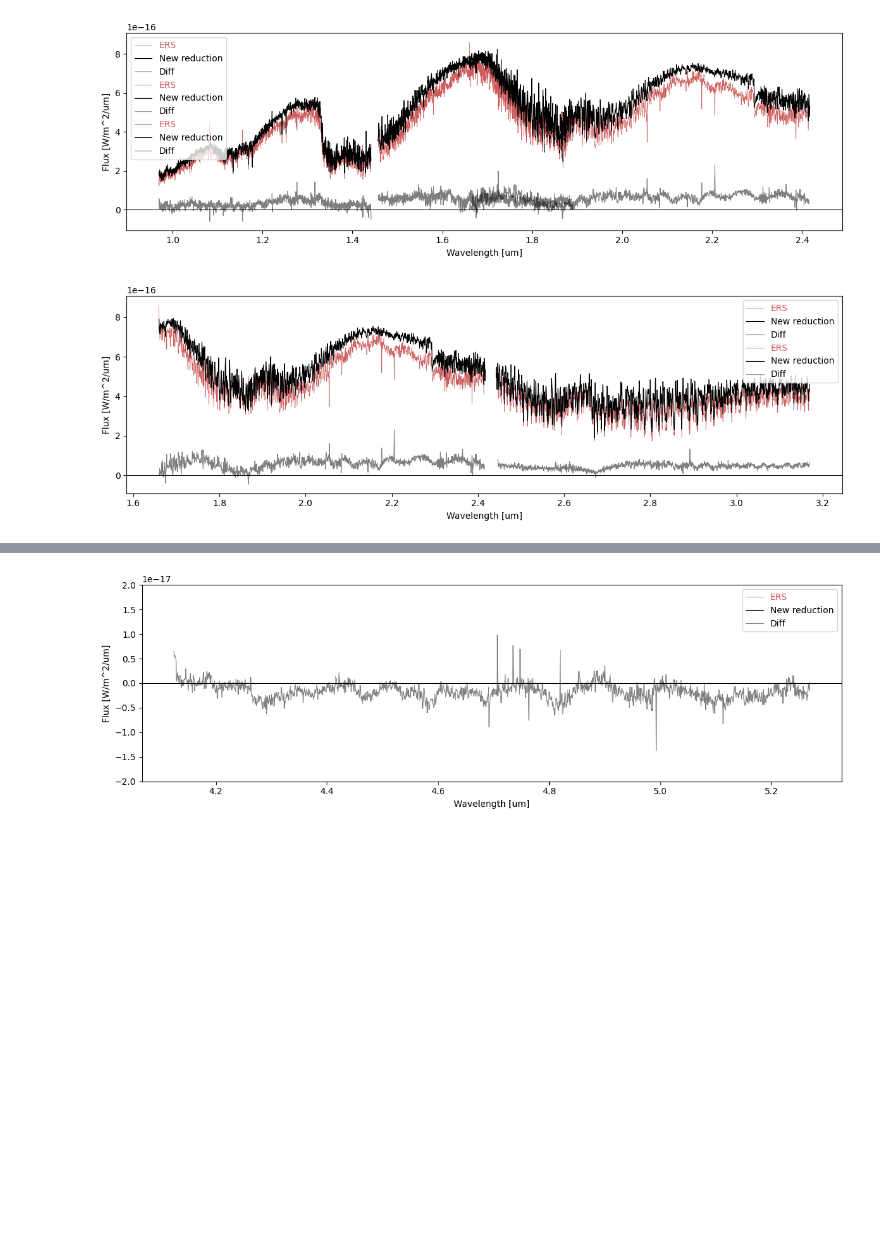
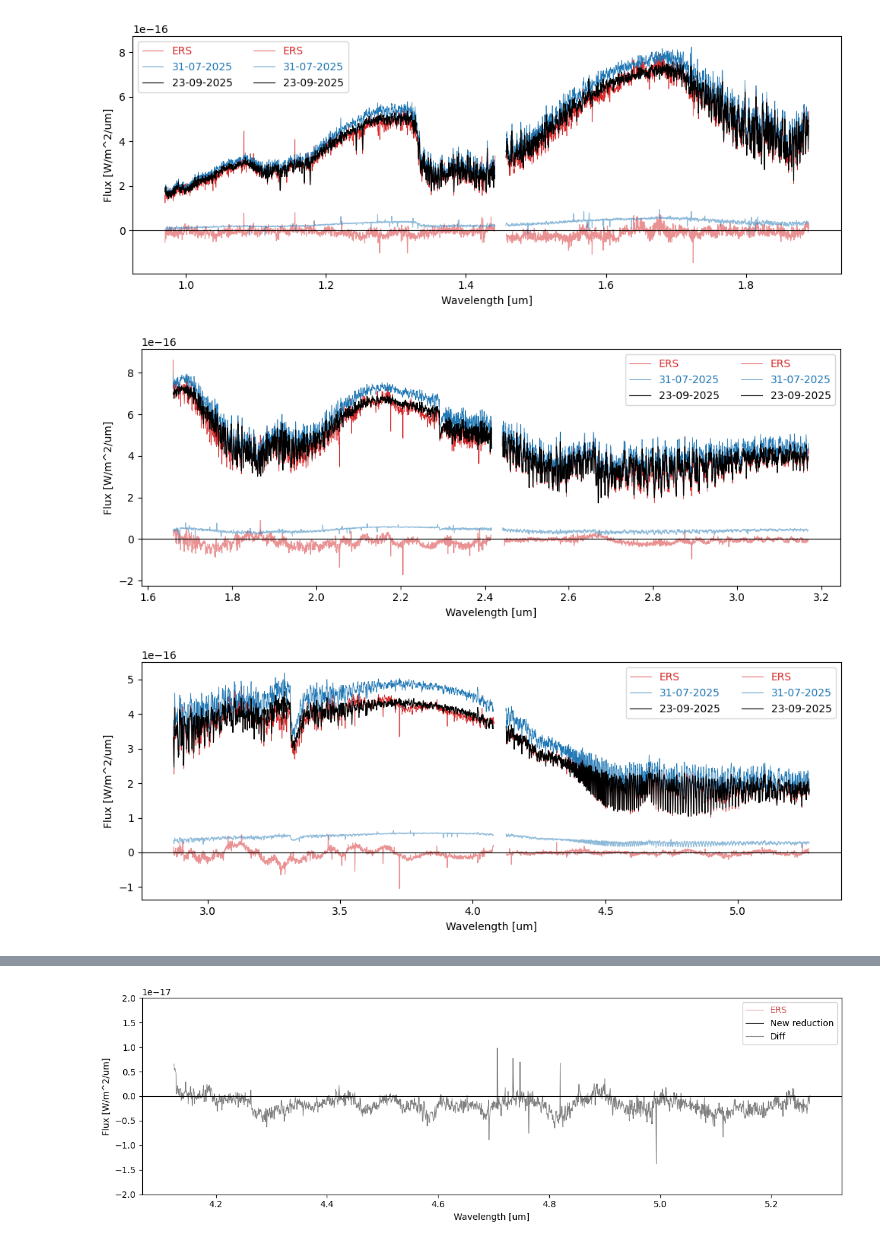
Before and after one commit to samderegt/retrieval_base, a Jupyter notebook: JWST_VHS_1256B/compare_reductions.ipynb, the cells around one changed output, grey strips where cells are left out. Saved outputs shown, nothing was run; the diff lists cells and outputs as text; code cells hidden in the pictures; blank space fills up the shorter version.

```diff
--- a/JWST_VHS_1256B/compare_reductions.ipynb
+++ b/JWST_VHS_1256B/compare_reductions.ipynb
@@ -4,43 +4,73 @@ import matplotlib.pyplot as plt
 
 from astropy.io import fits
 # %%
-fig, ax = plt.subplots(figsize=(12,4))
-for filename in ['nirspec_140h_1.dat', 'nirspec_140h_2.dat', 'nirspec_235h_1.dat']:
+fig, ax = plt.subplots(figsize=(10,4))
+for filename in ['nirspec_140h_1.dat', 'nirspec_140h_2.dat']:
 
-    wave, flux, err = np.loadtxt(f'/net/schenk/data2/regt/JWST_reductions/Miles_ea_2023/reduction_31_07_2025/{filename}', delimiter=',').T
+    wave_AC, flux_AC, err_AC = np.loadtxt(f'/net/schenk/data2/regt/JWST_reductions/Miles_ea_2023/reduction_31_07_2025/{filename}', delimiter=',').T
+    wave, flux, err = np.loadtxt(f'/net/schenk/data2/regt/JWST_reductions/NIRSpec_ifu_reduction_23_09_2025/VHS1256b/{filename}', delimiter=',').T
     wave_M, flux_M, err_M = np.loadtxt(f'/net/schenk/data2/regt/JWST_reductions/Miles_ea_2023/ERS_reduction/{filename}', delimiter=',').T
     # wave_M, flux_M, err_M = np.loadtxt(f'/net/schenk/data2/regt/JWST_reductions/Miles_ea_2023/reduction_05_03_2025/{filename}', delimiter=',').T
 
-    ax.plot(wave_M, flux_M, c='indianred', lw=0.5, label='ERS')
-    ax.plot(wave, flux, c='k', lw=0.8, label='New reduction')
+    ax.plot(wave_M, flux_M, c='C3', lw=0.5, label='ERS')
+    ax.plot(wave_AC, flux_AC, c='C0', lw=0.5, label='31-07-2025')
+    ax.plot(wave, flux, c='k', lw=0.8, label='23-09-2025')
 
-    ax.plot(wave, flux-np.interp(wave, wave_M, flux_M), c='k', lw=0.8, alpha=0.5, label='Diff')
+    ax.plot(wave, np.interp(wave, wave_M, flux_M)-flux, c='C3', lw=0.8, alpha=0.5)
+    ax.plot(wave, np.interp(wave, wave_AC, flux_AC)-flux, c='C0', lw=0.8, alpha=0.5)
 
-ax.legend(labelcolor='linecolor')
-ax.set(xlabel='Wavelength [um]', ylabel='Flux [W/m^2/um]')#, xlim=(1.7,1.8))
+ax.legend(labelcolor='linecolor', ncol=2)
+ax.set(xlabel='Wavelength [um]', ylabel='Flux [W/m^2/um]')
 ax.axhline(0, c='k', lw=0.8)
+# ax.set_xlim(1.2,1.4)
 plt.tight_layout()
-plt.savefig('./g140h.pdf', dpi=300)
+# plt.savefig('./g140h.pdf', dpi=300)
 plt.show()
 
-fig, ax = plt.subplots(figsize=(12,4))
+fig, ax = plt.subplots(figsize=(10,4))
 for filename in ['nirspec_235h_1.dat', 'nirspec_235h_2.dat']:
 
-    wave, flux, err = np.loadtxt(f'/net/schenk/data2/regt/JWST_reductions/Miles_ea_2023/reduction_31_07_2025/{filename}', delimiter=',').T
+    wave_AC, flux_AC, err_AC = np.loadtxt(f'/net/schenk/data2/regt/JWST_reductions/Miles_ea_2023/reduction_31_07_2025/{filename}', delimiter=',').T
+    wave, flux, err = np.loadtxt(f'/net/schenk/data2/regt/JWST_reductions/NIRSpec_ifu_reduction_23_09_2025/VHS1256b/{filename}', delimiter=',').T
     wave_M, flux_M, err_M = np.loadtxt(f'/net/schenk/data2/regt/JWST_reductions/Miles_ea_2023/ERS_reduction/{filename}', delimiter=',').T
     # wave_M, flux_M, err_M = np.loadtxt(f'/net/schenk/data2/regt/JWST_reductions/Miles_ea_2023/reduction_05_03_2025/{filename}', delimiter=',').T
 
-    ax.plot(wave_M, flux_M, c='indianred', lw=0.5, label='ERS')
-    ax.plot(wave, flux, c='k', lw=0.8, label='New reduction')
+    ax.plot(wave_M, flux_M, c='C3', lw=0.5, label='ERS')
+    ax.plot(wave_AC, flux_AC, c='C0', lw=0.5, label='31-07-2025')
+    ax.plot(wave, flux, c='k', lw=0.8, label='23-09-2025')
 
-    ax.plot(wave, flux-np.interp(wave, wave_M, flux_M), c='k', lw=0.8, alpha=0.5, label='Diff')
+    ax.plot(wave, np.interp(wave, wave_M, flux_M)-flux, c='C3', lw=0.8, alpha=0.5)
+    ax.plot(wave, np.interp(wave, wave_AC, flux_AC)-flux, c='C0', lw=0.8, alpha=0.5)
 
-ax.legend(labelcolor='linecolor')
+ax.legend(labelcolor='linecolor', ncol=2)
 ax.set(xlabel='Wavelength [um]', ylabel='Flux [W/m^2/um]')
 ax.axhline(0, c='k', lw=0.8)
 plt.tight_layout()
-plt.savefig('./g235h.pdf', dpi=300)
+# plt.savefig('./g235h.pdf', dpi=300)
 plt.show()
+
+fig, ax = plt.subplots(figsize=(10,4))
+for filename in ['nirspec_395h_1.dat', 'nirspec_395h_2.dat']:
+
+    wave_AC, flux_AC, err_AC = np.loadtxt(f'/net/schenk/data2/regt/JWST_reductions/Miles_ea_2023/reduction_31_07_2025/{filename}', delimiter=',').T
+    wave, flux, err = np.loadtxt(f'/net/schenk/data2/regt/JWST_reductions/NIRSpec_ifu_reduction_23_09_2025/VHS1256b/{filename}', delimiter=',').T
+    wave_M, flux_M, err_M = np.loadtxt(f'/net/schenk/data2/regt/JWST_reductions/Miles_ea_2023/ERS_reduction/{filename}', delimiter=',').T
+    # wave_M, flux_M, err_M = np.loadtxt(f'/net/schenk/data2/regt/JWST_reductions/Miles_ea_2023/reduction_05_03_2025/{filename}', delimiter=',').T
+
+    ax.plot(wave_M, flux_M, c='C3', lw=0.5, label='ERS')
+    ax.plot(wave_AC, flux_AC, c='C0', lw=0.5, label='31-07-2025')
+    ax.plot(wave, flux, c='k', lw=0.8, label='23-09-2025')
+
+    ax.plot(wave, np.interp(wave, wave_M, flux_M)-flux, c='C3', lw=0.8, alpha=0.5)
+    ax.plot(wave, np.interp(wave, wave_AC, flux_AC)-flux, c='C0', lw=0.8, alpha=0.5)
+
+ax.legend(labelcolor='linecolor', ncol=2)
+ax.set(xlabel='Wavelength [um]', ylabel='Flux [W/m^2/um]')#, xlim=(5.0,5.2), ylim=(1e-16,3e-16))
+ax.axhline(0, c='k', lw=0.8)
+plt.tight_layout()
+# plt.savefig('./g395h.pdf', dpi=300)
+plt.show()
 # %% [output]
-[figure, old version]
+[figure, new version]
-[figure, old version]
+[figure, new version]
+[figure, added]
```
Also changed, not shown: parts of 2 cells of this notebook, 18 other files.
